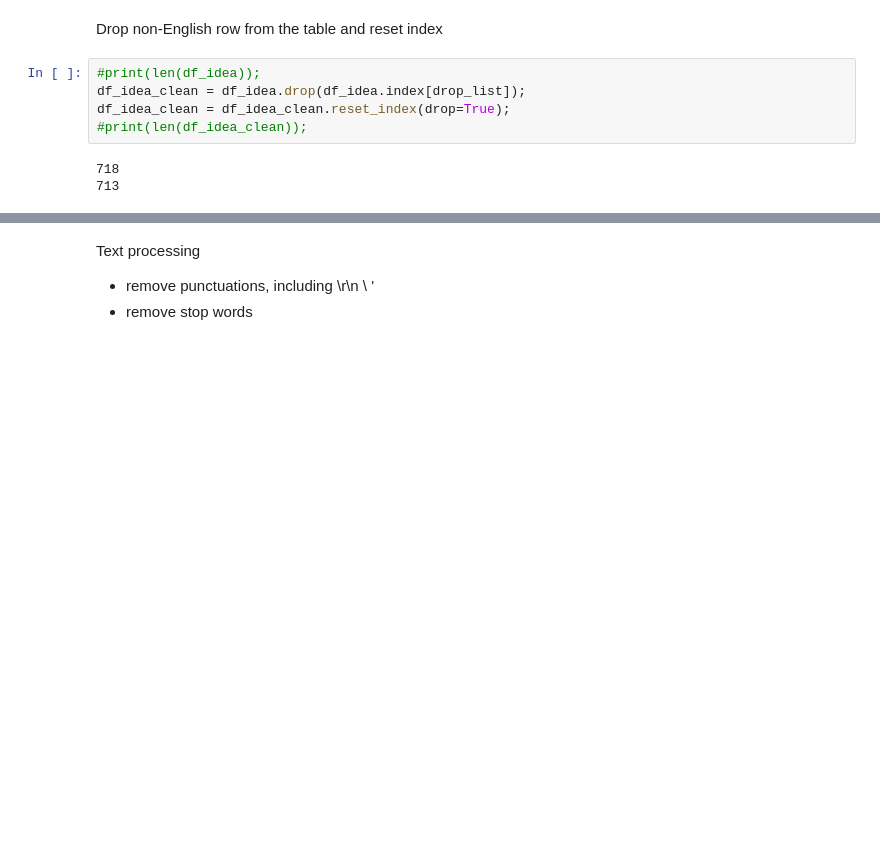
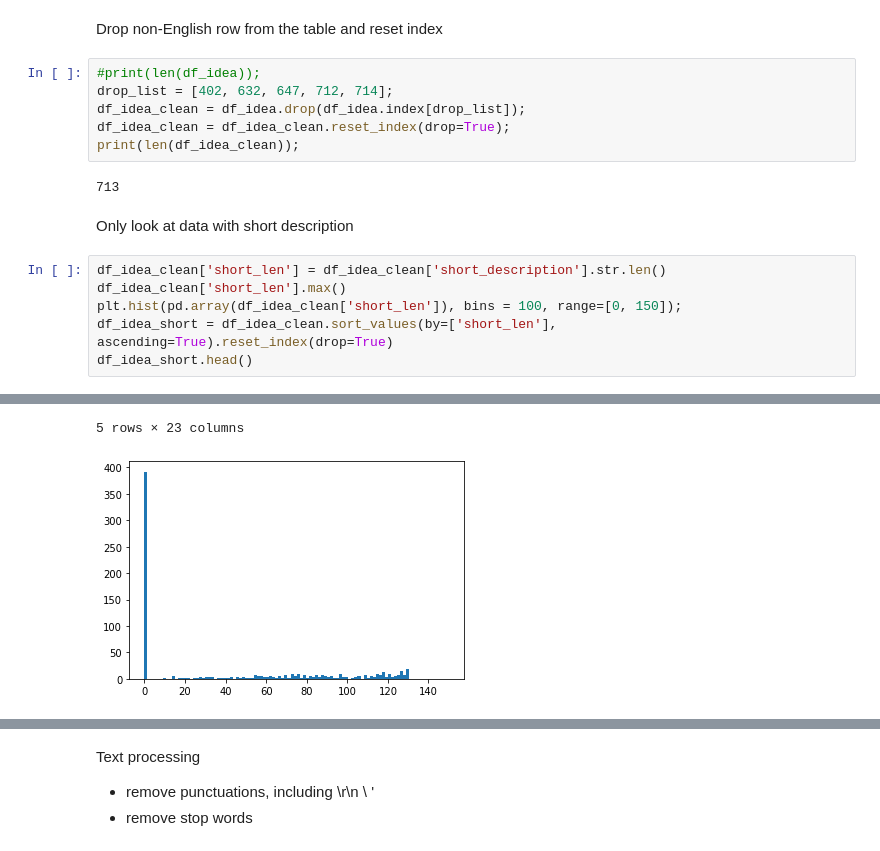
Before and after one commit to creativecolab/Exemplar, a Jupyter notebook: python/covid_projects.ipynb, the cells around one changed output, grey strips where cells are left out. Cells and saved outputs as stored; diff of their text form; blank space fills up the shorter version.

Commit message:
add shorter project csv and some other plotly draft

```diff
--- a/python/covid_projects.ipynb
+++ b/python/covid_projects.ipynb
@@ -81,9 +76,18 @@ print(drop_list);
 Drop non-English row from the table and reset index
 # %%
 #print(len(df_idea));
+drop_list = [402, 632, 647, 712, 714];
 df_idea_clean = df_idea.drop(df_idea.index[drop_list]);
 df_idea_clean = df_idea_clean.reset_index(drop=True);
-#print(len(df_idea_clean));
+print(len(df_idea_clean));
 # %% [output]
-718
 713
+# %% [markdown]
+Only look at data with short description
+# %%
+df_idea_clean['short_len'] = df_idea_clean['short_description'].str.len()
+df_idea_clean['short_len'].max()
+plt.hist(pd.array(df_idea_clean['short_len']), bins = 100, range=[0, 150]);
+df_idea_short = df_idea_clean.sort_values(by=['short_len'], ascending=True).reset_index(drop=True)
+df_idea_short.head()
+# %% [output]
@@ -89,0 +100,2 @@ df_idea_clean = df_idea_clean.reset_index(drop=True);
+5 rows × 23 columns
+[figure, added]
```
Also changed, not shown: parts of 13 cells of this notebook, 2 other files.
